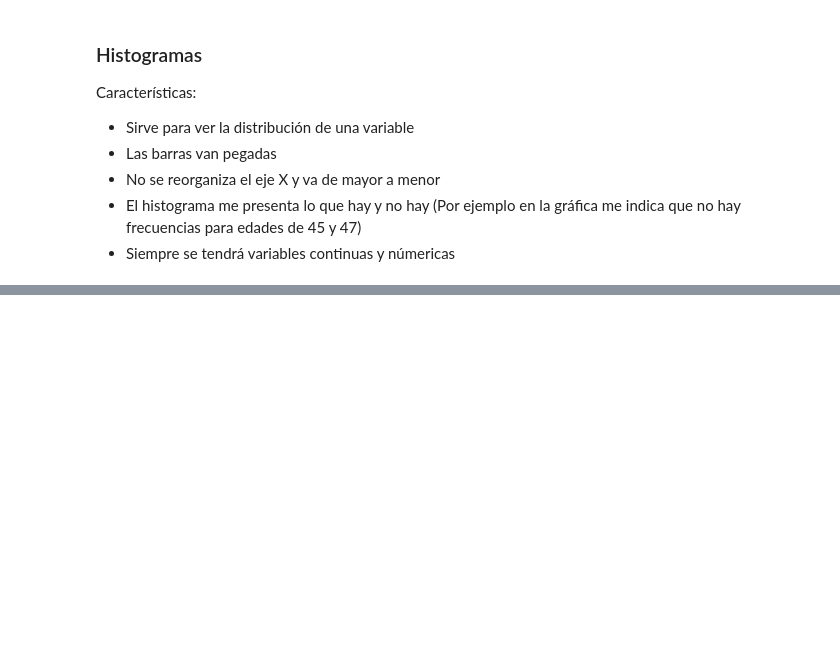
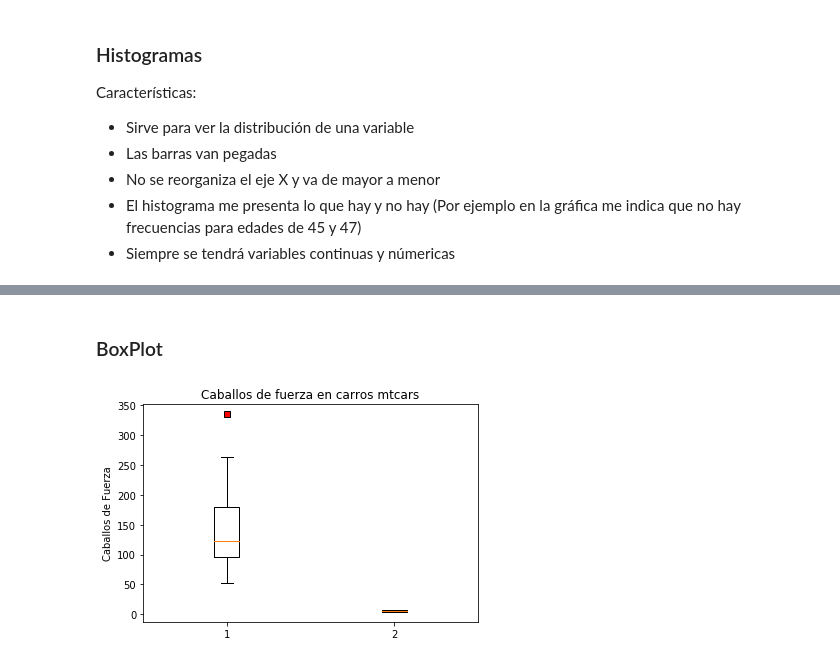
Before and after one commit to xgutierrez/Platzi-EconomiaNaranja, a Jupyter notebook: AnalsisDatos.ipynb, the cells around one changed output, grey strips where cells are left out. Saved outputs shown, nothing was run; the diff lists cells and outputs as text; code cells hidden in the pictures; blank space fills up the shorter version.

```diff
--- a/AnalsisDatos.ipynb
+++ b/AnalsisDatos.ipynb
@@ -264,0 +284,22 @@ Características:
+# %% [markdown]
+### BoxPlot
+# %%
+#Box Plot en Matplotlib
+#Datos
+x = mtcars['hp']
+y =mtcars['cyl']
+#Definición para los outliers
+red_square = dict(markerfacecolor='r',marker='s')
+
+#Gráfico del boxplot
+plt.boxplot((x,y),flierprops=red_square)
+
+#Para poner etiqueta en el eje y
+plt.ylabel('Caballos de Fuerza')
+#Para poner título a la gráfica
+plt.title('Caballos de fuerza en carros mtcars')
+
+#Mostrar el gráfico
+plt.show()
+# %% [output]
+[figure, added]
```
Also changed, not shown: parts of 10 cells of this notebook.
